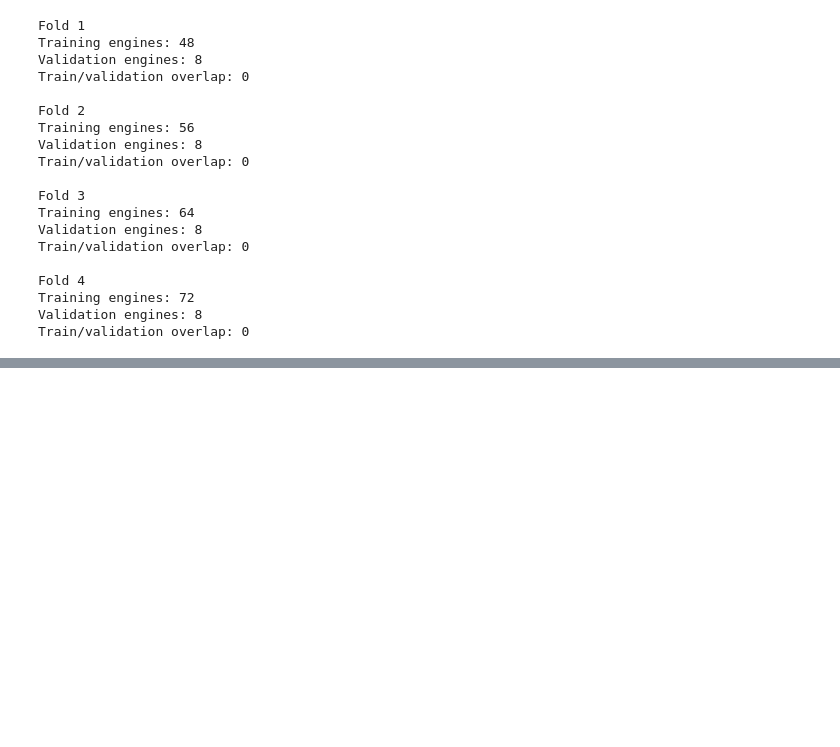
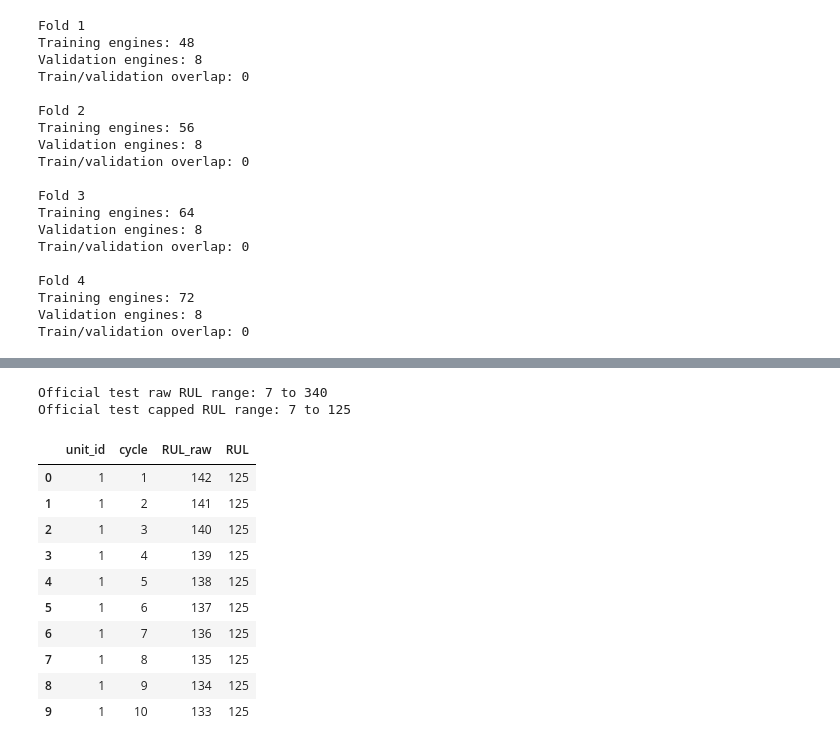
Before and after one commit to Susenther/Predictive_maintenance_RUL_prediction, a Jupyter notebook: notebooks/Predictive_Maintenance_RUL.ipynb, the cells around one changed output, grey strips where cells are left out. Cells and saved outputs as stored; diff of their text form; code cells hidden in the pictures; blank space fills up the shorter version.

```diff
--- a/notebooks/Predictive_Maintenance_RUL.ipynb
+++ b/notebooks/Predictive_Maintenance_RUL.ipynb
@@ -969,0 +1103,60 @@ Train/validation overlap: 0
+# %%
+# RECONSTRUCT OFFICIAL TEST RUL
+
+test_last_cycle = (
+    test_processed.groupby("unit_id")["cycle"].transform("max")
+)
+
+# RUL_FD001.txt is ordered by test engine ID (1..N).
+final_rul_map = {
+    engine_id: rul
+    for engine_id, rul in zip(
+        sorted(test_processed["unit_id"].unique()),
+        official_rul["RUL_at_last_cycle"].to_numpy()
+    )
+}
+
+test_processed["RUL_raw"] = (
+    test_processed["unit_id"].map(final_rul_map)
+    + test_last_cycle
+    - test_processed["cycle"]
+)
+
+if test_processed["RUL_raw"].isnull().any():
+    raise ValueError(
+        "Some test engines could not be matched to RUL_FD001.txt."
+    )
+
+test_processed["RUL"] = (
+    test_processed["RUL_raw"].clip(upper=RUL_CAP)
+)
+
+print("Official test raw RUL range:",
+      test_processed["RUL_raw"].min(),
+      "to",
+      test_processed["RUL_raw"].max())
+
+print("Official test capped RUL range:",
+      test_processed["RUL"].min(),
+      "to",
+      test_processed["RUL"].max())
+
+display(
+    test_processed[
+        ["unit_id", "cycle", "RUL_raw", "RUL"]
+    ].head(10)
+)
+# %% [output]
+Official test raw RUL range: 7 to 340
+Official test capped RUL range: 7 to 125
+|  | unit_id | cycle | RUL_raw | RUL |
+| 0 | 1 | 1 | 142 | 125 |
+| 1 | 1 | 2 | 141 | 125 |
+| 2 | 1 | 3 | 140 | 125 |
+| 3 | 1 | 4 | 139 | 125 |
+| 4 | 1 | 5 | 138 | 125 |
+| 5 | 1 | 6 | 137 | 125 |
+| 6 | 1 | 7 | 136 | 125 |
+| 7 | 1 | 8 | 135 | 125 |
+| 8 | 1 | 9 | 134 | 125 |
+| 9 | 1 | 10 | 133 | 125 |
```
Also changed, not shown: parts of 6 cells of this notebook.
